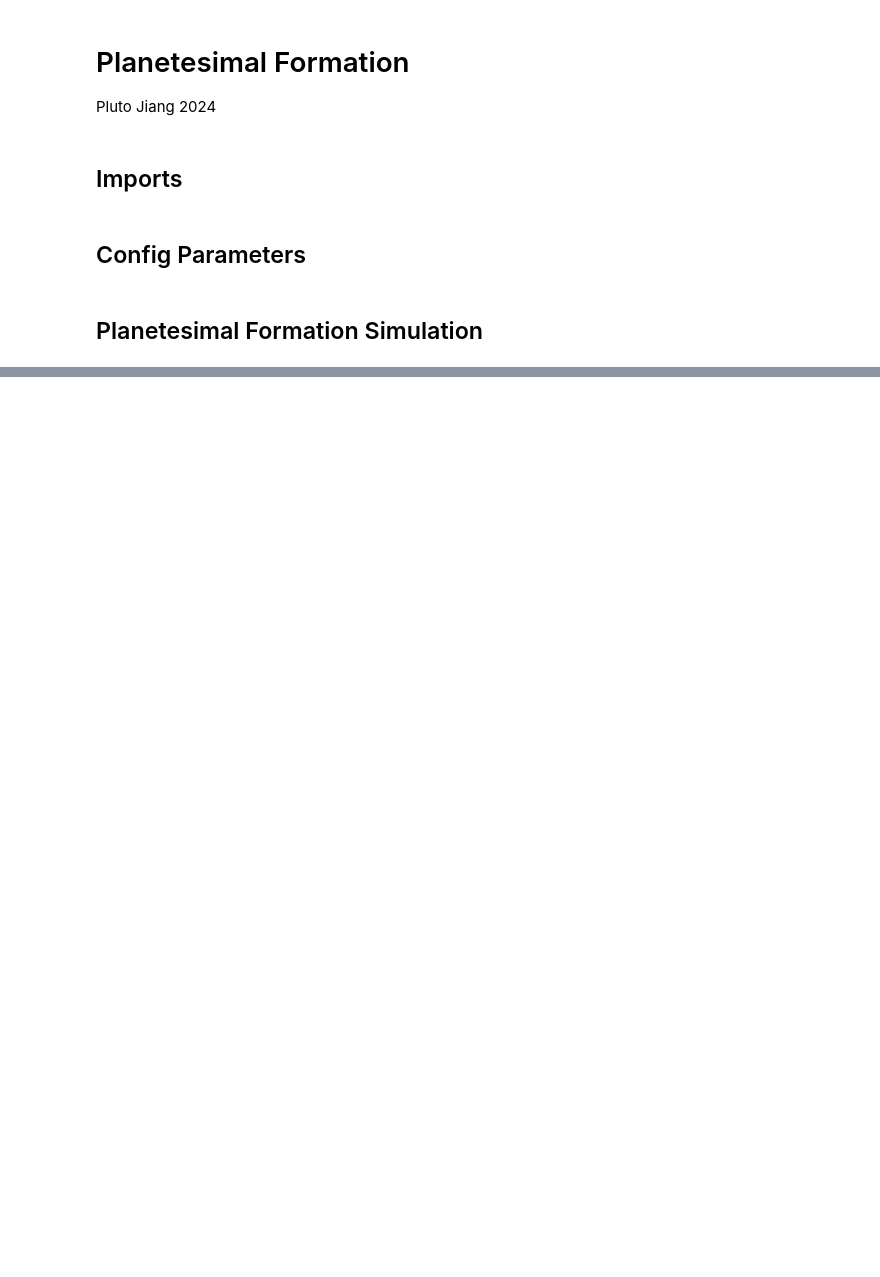
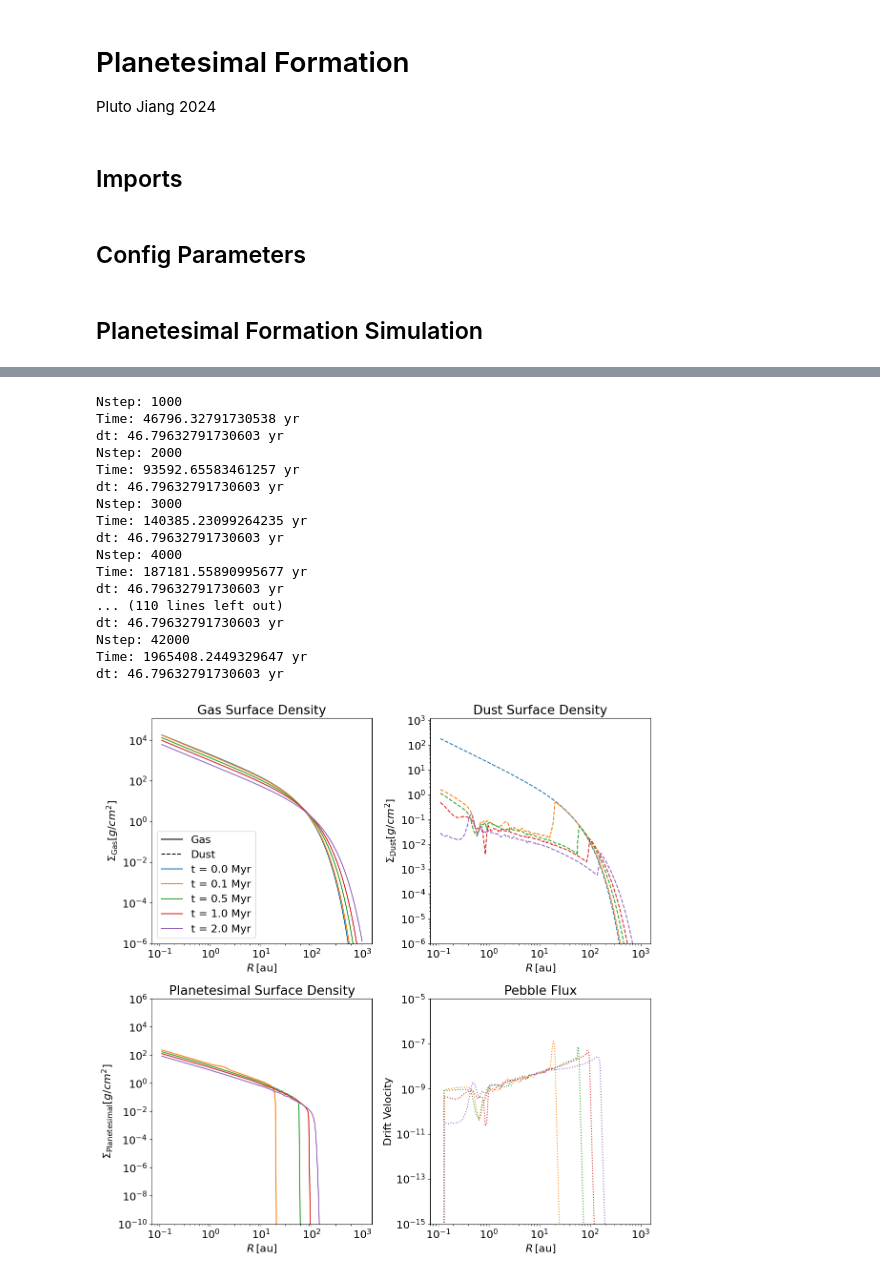
Before and after one commit to mlbalogh/DiscEvolution, a Jupyter notebook: pluto_tests/planetesimals.ipynb, the cells around one changed output, grey strips where cells are left out. Saved outputs shown, nothing was run; the diff lists cells and outputs as text; code cells hidden in the pictures; blank space fills up the shorter version.

Commit message:
Danti and Lenz parameters integrated and plotted

```diff
--- a/pluto_tests/planetesimals.ipynb
+++ b/pluto_tests/planetesimals.ipynb
@@ -300,0 +298,65 @@ Time: 2000000.0 yr
+# %%
+config_Lenz = {
+    "grid": {
+        "rmin": 0.1,
+        "rmax": 1000,
+        "nr": 1000,
+        "spacing": "natural"
+    },
+    "simulation": {
+        "t_initial": 0,
+        "t_final": 1e6,
+        "t_interval": [0, 0.1, 0.5, 1, 2], # Myr
+    },
+    "disc": {
+        "alpha": 1e-3,
+        "M": 0.05,
+        "Rc": 35.0,
+        "d2g": 0.01
+    },
+    "eos": {
+        "type": "LocallyIsothermalEOS",
+        "h0": 1/30,
+        "q": -0.25
+    },
+    "transport": {
+        "gas_transport": True,
+        "radial_drift": True
+    },
+    "dust_growth": {
+        "feedback": False,
+        "settling": False,
+        "f_ice": 1,           # Set ice fraction to 0
+        "uf_0": 1000,          # Fragmentation velocity for ice-free grains (cm/s)
+        "uf_ice": 1000,        # Set same as uf_0 to ignore ice effects
+        "thresh": 0.1        # Set high threshold to prevent ice effects
+    },
+    "planetesimal": {
+        "include_planetesimals": True,
+        "diameter": 100,  # km
+        "St_min": 0.01,
+        "St_max": 10,
+        "pla_eff": 0.1
+    }
+}
+
+run_model(config_Lenz)
+# %% [output]
+Nstep: 1000
+Time: 46796.32791730538 yr
+dt: 46.79632791730603 yr
+Nstep: 2000
+Time: 93592.65583461257 yr
+dt: 46.79632791730603 yr
+Nstep: 3000
+Time: 140385.23099264235 yr
+dt: 46.79632791730603 yr
+Nstep: 4000
+Time: 187181.55890995677 yr
+dt: 46.79632791730603 yr
+... (110 lines left out)
+dt: 46.79632791730603 yr
+Nstep: 42000
+Time: 1965408.2449329647 yr
+dt: 46.79632791730603 yr
+[figure, added]
```
Also changed, not shown: parts of 2 cells of this notebook, 1 other file.
